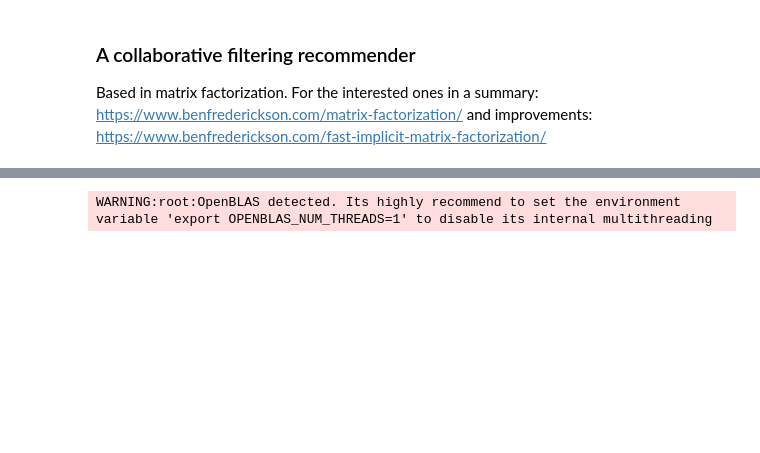
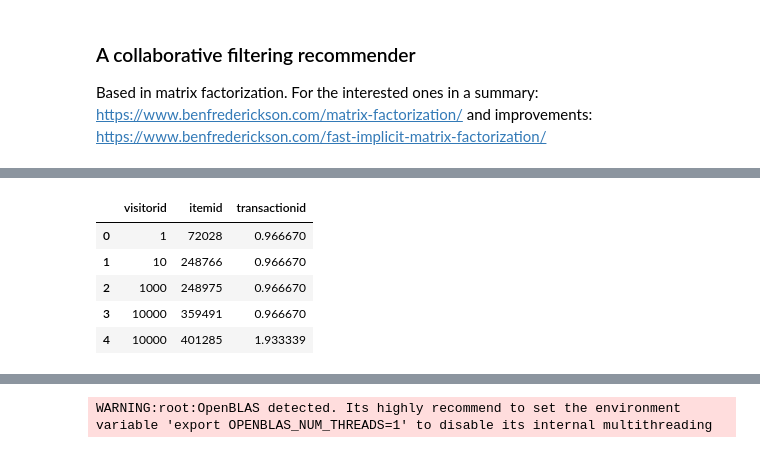
Before and after one commit to wileeam/retailrocket-recommender-system, a Jupyter notebook: retailrocket-recommender-system.ipynb, the cells around one changed output, grey strips where cells are left out. Drawn from its saved outputs; the diff is of its cells as text; code cells hidden in the pictures; blank space fills up the shorter version.

```diff
--- a/retailrocket-recommender-system.ipynb
+++ b/retailrocket-recommender-system.ipynb
@@ -377,10 +340,10 @@ def get_normalised_group(group, statistics):
     return rating
 
 filtered_events_statistics = dict(filtered_events_by_date['event'].value_counts())
-# filtered_events = filtered_events_by_date.drop_duplicates(['visitorid', 'itemid', 'date']).groupby(['visitorid','itemid']).progress_apply(get_normalised_group, statistics=filtered_events_statistics).reset_index()
-# filtered_events = filtered_events_by_date.drop_duplicates(['visitorid', 'itemid', 'date'])
-# filtered_events = filtered_events[['visitorid', 'itemid', 'event']]
-# filtered_events = filtered_events.groupby(['visitorid','itemid']).apply(get_normalised_group, statistics=filtered_events_statistics).reset_index()
+# filtered_events = filtered_events_by_date.drop_duplicates(['visitorid', 'itemid', 'date']).groupby(['visitorid','itemid']).apply(get_normalised_group, statistics=filtered_events_statistics).reset_index()
+filtered_events = filtered_events_by_date.drop_duplicates(['visitorid', 'itemid', 'date'])
+filtered_events = filtered_events[['visitorid', 'itemid', 'event']]
+filtered_events = filtered_events.groupby(['visitorid','itemid']).apply(get_normalised_group, statistics=filtered_events_statistics).reset_index()
 # %% [output]
 UserWarning: `Series.value_counts` defaulting to pandas implementation.
 UserWarning: Distributing <class 'pandas.core.series.Series'> object. This may take some time.
@@ -386,0 +354,10 @@ UserWarning: Distributing <class 'pandas.core.series.Series'> object. This may t
+# %%
+filtered_events.columns = [*filtered_events.columns[:-1], 'transactionid']
+filtered_events.head()
+# %% [output]
+|  | visitorid | itemid | transactionid |
+| 0 | 1 | 72028 | 0.966670 |
+| 1 | 10 | 248766 | 0.966670 |
+| 2 | 1000 | 248975 | 0.966670 |
+| 3 | 10000 | 359491 | 0.966670 |
+| 4 | 10000 | 401285 | 1.933339 |
```
Also changed, not shown: parts of 27 cells of this notebook.
